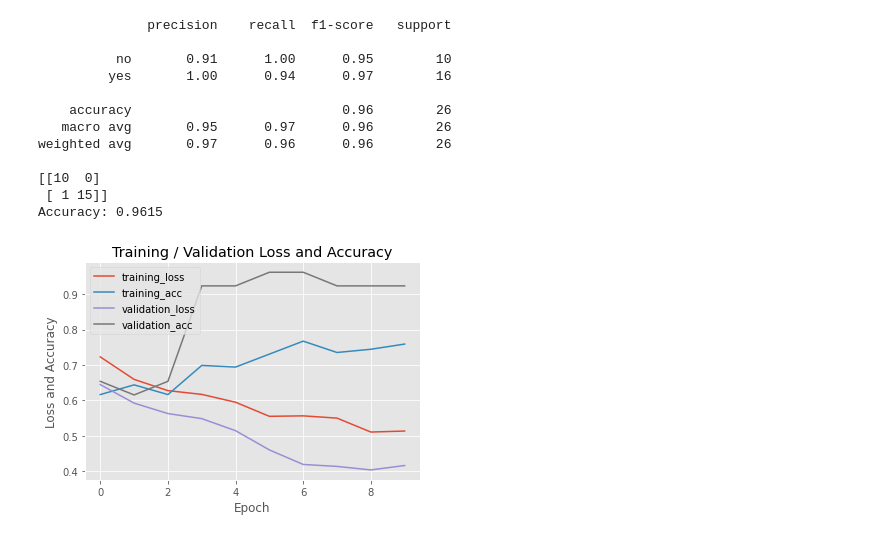
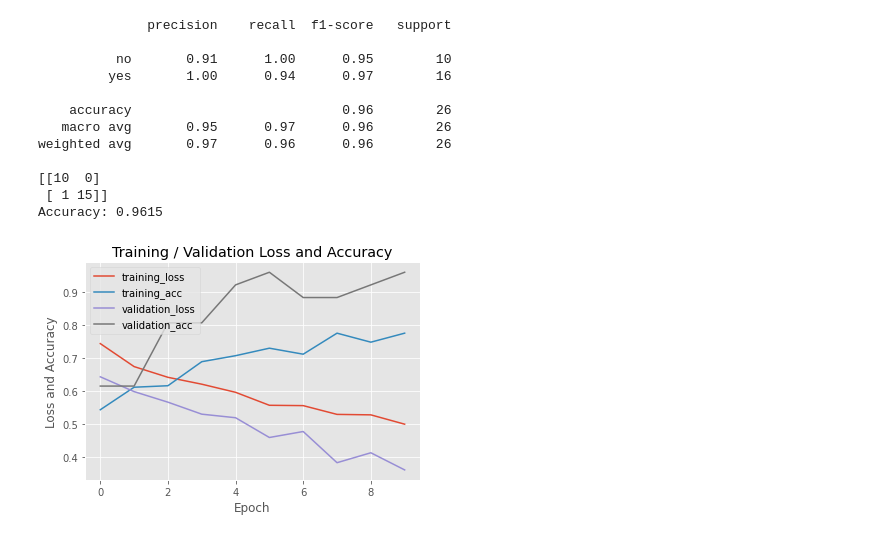
Before and after one commit to EnvyCy/BrainTumorClassifier, a Jupyter notebook: mainNotebook.ipynb, the cells around one changed output. Cells and saved outputs as stored; diff of their text form; code cells hidden in the pictures.

```diff
--- a/mainNotebook.ipynb
+++ b/mainNotebook.ipynb
@@ -150,17 +245,17 @@ Accuracy: 0.9615
 # %%
 #Plot loss/accuracy results of different model epochs
 plt.style.use("ggplot")
 plt.figure()
 
-plt.plot(np.arange(0, epochs), history.history["loss"], label= "training_loss")
-plt.plot(np.arange(0, epochs), history.history["accuracy"], label= "training_acc")
-plt.plot(np.arange(0, epochs), history.history["val_loss"], label= "validation_loss")
-plt.plot(np.arange(0, epochs), history.history["val_accuracy"], label= "validation_acc")
+plt.plot(np.arange(0, epochs), historyvgg.history["loss"], label= "training_loss")
+plt.plot(np.arange(0, epochs), historyvgg.history["accuracy"], label= "training_acc")
+plt.plot(np.arange(0, epochs), historyvgg.history["val_loss"], label= "validation_loss")
+plt.plot(np.arange(0, epochs), historyvgg.history["val_accuracy"], label= "validation_acc")
 
 plt.title("Training / Validation Loss and Accuracy")
 plt.xlabel("Epoch")
 plt.ylabel("Loss and Accuracy")
 plt.legend()
 plt.savefig("plot.jpg")
 # %% [output]
-[figure, old version]
+[figure, new version]
```
Also changed, not shown: parts of 16 cells of this notebook.
